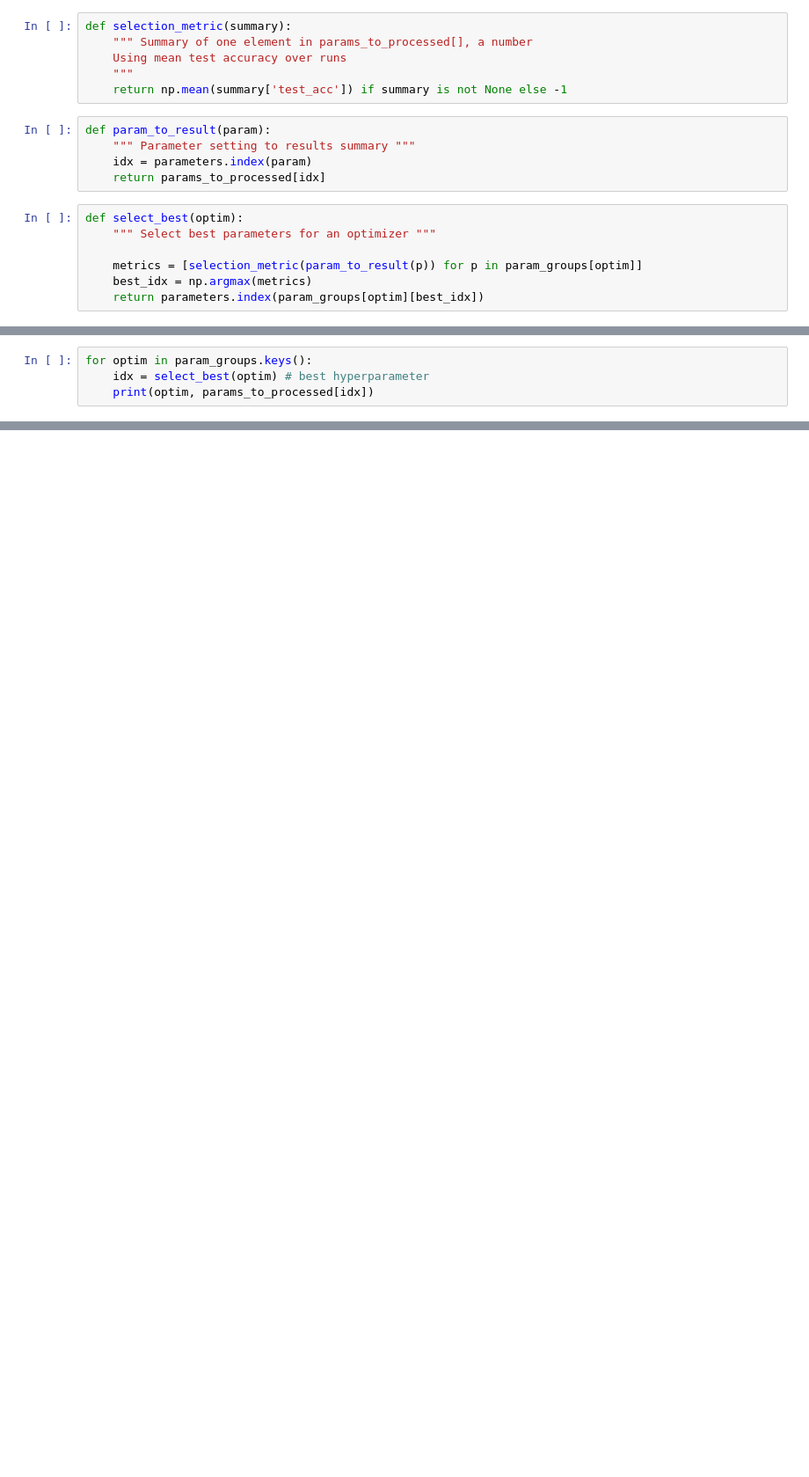
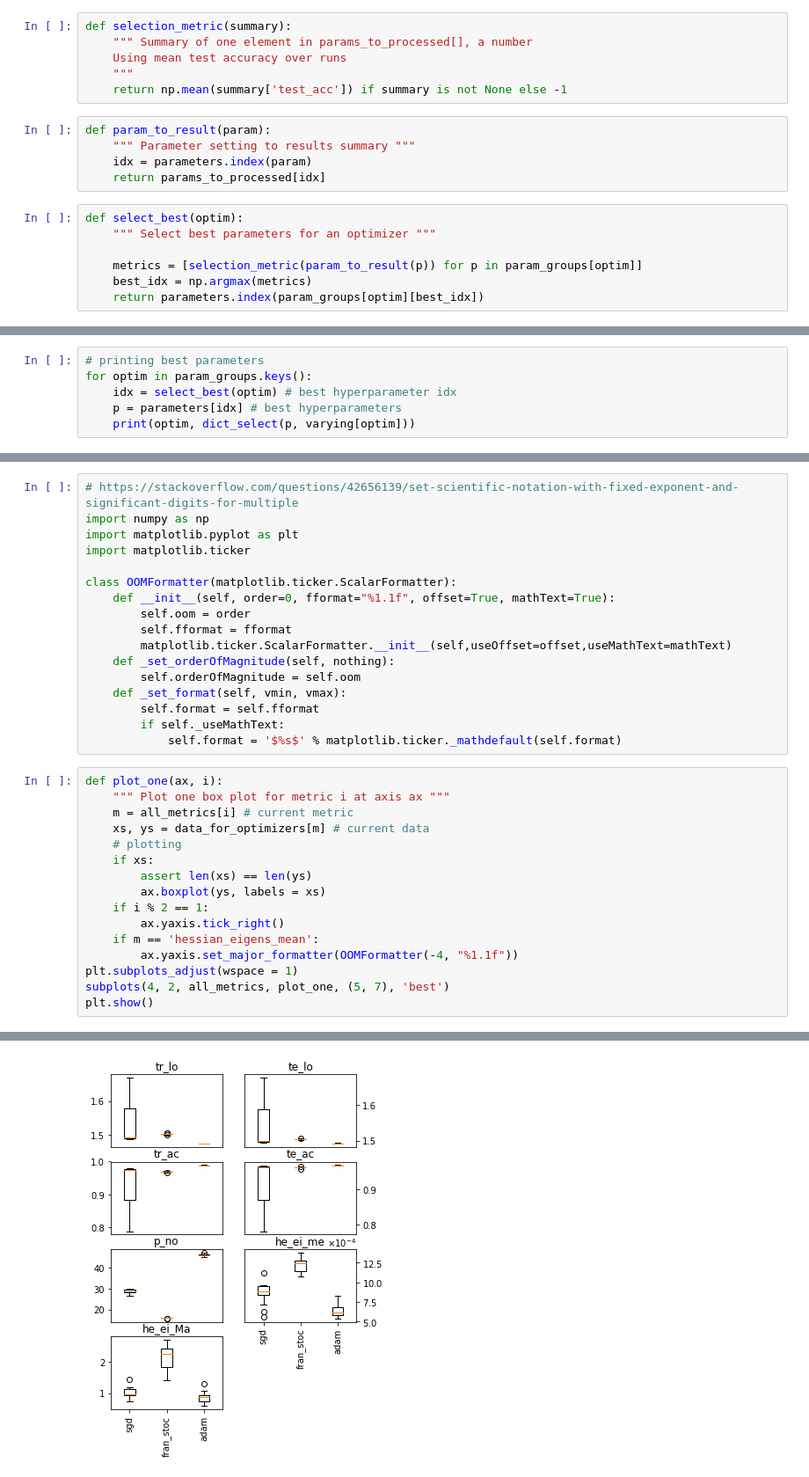
Before and after one commit to sergia-ch/OptMLProject, a Jupyter notebook: create_analyze_runs.ipynb, the cells around one changed output, grey strips where cells are left out. Shown at 88% size. Saved outputs shown, nothing was run; the diff lists cells and outputs as text; blank space fills up the shorter version.

```diff
--- a/create_analyze_runs.ipynb
+++ b/create_analyze_runs.ipynb
@@ -317,5 +437,7 @@ def select_best(optim):
 # %%
+# printing best parameters
 for optim in param_groups.keys():
-    idx = select_best(optim) # best hyperparameter
-    print(optim, params_to_processed[idx])
+    idx = select_best(optim) # best hyperparameter idx
+    p = parameters[idx] # best hyperparameters
+    print(optim, dict_select(p, varying[optim]))
 # %% [output]
@@ -328,0 +467,34 @@ adam {'train_loss': [1.5082935, 1.5868391, 1.5043429], 'test_loss': [1.5117545,
+# %%
+# https://stackoverflow.com/questions/42656139/set-scientific-notation-with-fixed-exponent-and-significant-digits-for-multiple
+import numpy as np
+import matplotlib.pyplot as plt
+import matplotlib.ticker
+
+class OOMFormatter(matplotlib.ticker.ScalarFormatter):
+    def __init__(self, order=0, fformat="%1.1f", offset=True, mathText=True):
+        self.oom = order
+        self.fformat = fformat
+        matplotlib.ticker.ScalarFormatter.__init__(self,useOffset=offset,useMathText=mathText)
+    def _set_orderOfMagnitude(self, nothing):
+        self.orderOfMagnitude = self.oom
+    def _set_format(self, vmin, vmax):
+        self.format = self.fformat
+        if self._useMathText:
+            self.format = '$%s$' % matplotlib.ticker._mathdefault(self.format)
+# %%
+def plot_one(ax, i):
+    """ Plot one box plot for metric i at axis ax """
+    m = all_metrics[i] # current metric
+    xs, ys = data_for_optimizers[m] # current data
+    # plotting
+    if xs:
+        assert len(xs) == len(ys)
+        ax.boxplot(ys, labels = xs)
+    if i % 2 == 1:
+        ax.yaxis.tick_right()
+    if m == 'hessian_eigens_mean':
+        ax.yaxis.set_major_formatter(OOMFormatter(-4, "%1.1f"))
+plt.subplots_adjust(wspace = 1)
+subplots(4, 2, all_metrics, plot_one, (5, 7), 'best')
+plt.show()
+# %% [output]
@@ -328,0 +502 @@ adam {'train_loss': [1.5082935, 1.5868391, 1.5043429], 'test_loss': [1.5117545,
+[figure, added]
```
Also changed, not shown: parts of 19 cells of this notebook, 1 other file.
